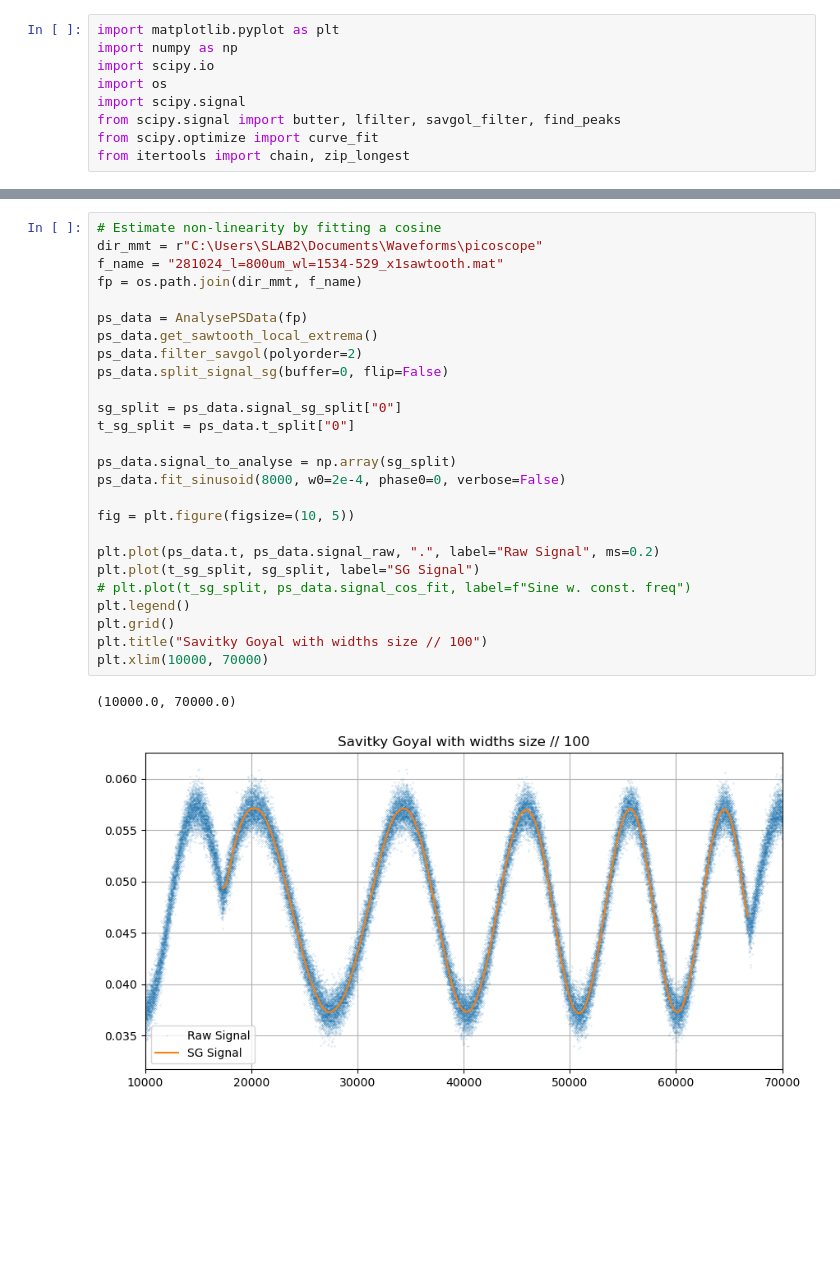
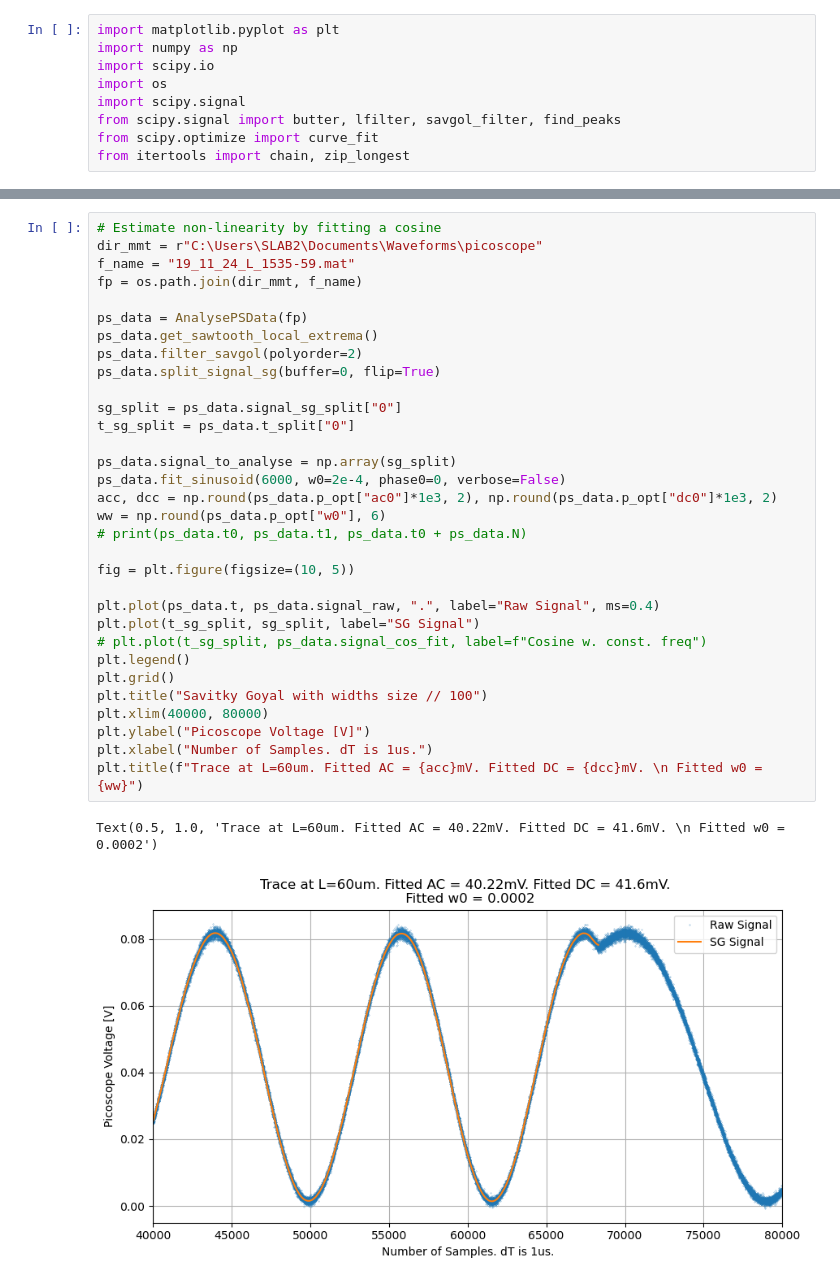
Before and after one commit to LeoKonzett/PhD, a Jupyter notebook: DataAnalysis.ipynb, the cells around one changed output, grey strips where cells are left out. Drawn from its saved outputs; the diff is of its cells as text; blank space fills up the shorter version.

```diff
--- a/DataAnalysis.ipynb
+++ b/DataAnalysis.ipynb
@@ -222,29 +242,35 @@ class PostProcess():
 # %%
 # Estimate non-linearity by fitting a cosine
 dir_mmt = r"C:\Users\SLAB2\Documents\Waveforms\picoscope"
-f_name = "281024_l=800um_wl=1534-529_x1sawtooth.mat"
+f_name = "19_11_24_L_1535-59.mat"
 fp = os.path.join(dir_mmt, f_name)
 
 ps_data = AnalysePSData(fp)
 ps_data.get_sawtooth_local_extrema()
 ps_data.filter_savgol(polyorder=2)
-ps_data.split_signal_sg(buffer=0, flip=False)
+ps_data.split_signal_sg(buffer=0, flip=True)
 
 sg_split = ps_data.signal_sg_split["0"]
 t_sg_split = ps_data.t_split["0"]
 
 ps_data.signal_to_analyse = np.array(sg_split)
-ps_data.fit_sinusoid(8000, w0=2e-4, phase0=0, verbose=False)
+ps_data.fit_sinusoid(6000, w0=2e-4, phase0=0, verbose=False)
+acc, dcc = np.round(ps_data.p_opt["ac0"]*1e3, 2), np.round(ps_data.p_opt["dc0"]*1e3, 2)
+ww = np.round(ps_data.p_opt["w0"], 6)
+# print(ps_data.t0, ps_data.t1, ps_data.t0 + ps_data.N)
 
 fig = plt.figure(figsize=(10, 5))
 
-plt.plot(ps_data.t, ps_data.signal_raw, ".", label="Raw Signal", ms=0.2)
+plt.plot(ps_data.t, ps_data.signal_raw, ".", label="Raw Signal", ms=0.4)
 plt.plot(t_sg_split, sg_split, label="SG Signal")
-# plt.plot(t_sg_split, ps_data.signal_cos_fit, label=f"Sine w. const. freq")
+# plt.plot(t_sg_split, ps_data.signal_cos_fit, label=f"Cosine w. const. freq")
 plt.legend()
 plt.grid()
 plt.title("Savitky Goyal with widths size // 100")
-plt.xlim(10000, 70000)
+plt.xlim(40000, 80000)
+plt.ylabel("Picoscope Voltage [V]")
+plt.xlabel("Number of Samples. dT is 1us.")
+plt.title(f"Trace at L=60um. Fitted AC = {acc}mV. Fitted DC = {dcc}mV. \n Fitted w0 = {ww}")
 # %% [output]
-(10000.0, 70000.0)
+Text(0.5, 1.0, 'Trace at L=60um. Fitted AC = 40.22mV. Fitted DC = 41.6mV. \n Fitted w0 = 0.0002')
-[figure, old version]
+[figure, new version]
```
Also changed, not shown: parts of 12 cells of this notebook, 6 other files.
